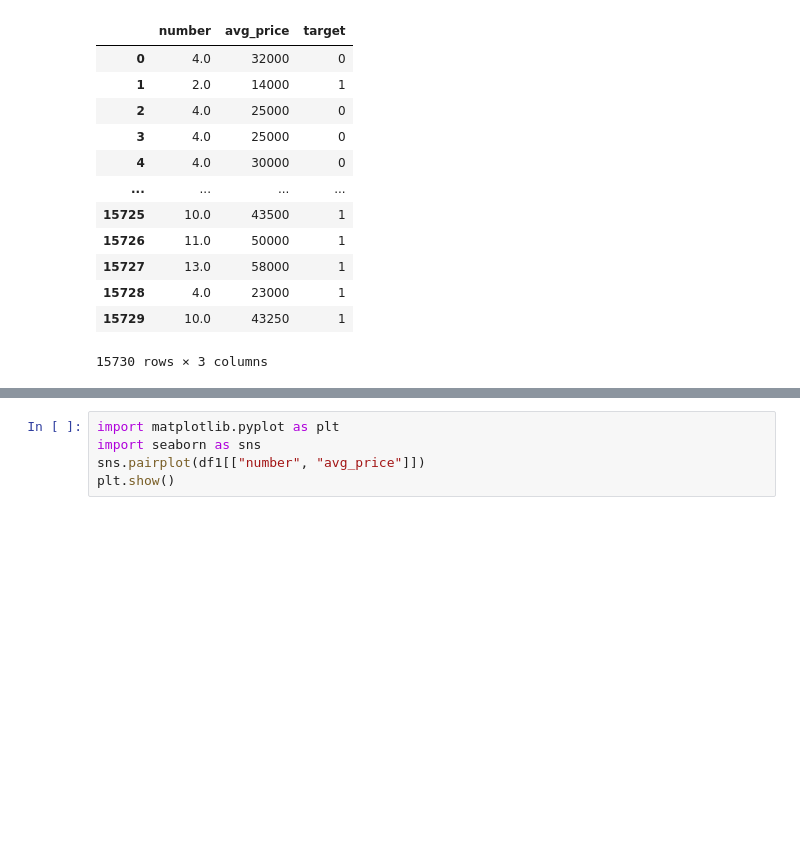
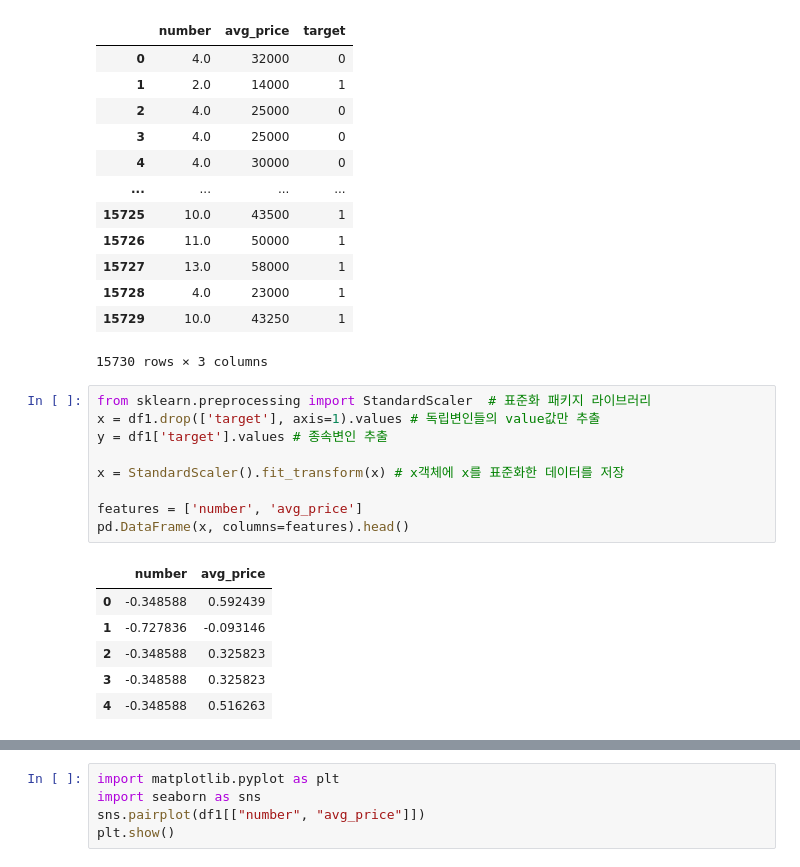
Before and after one commit to jihun5/jihun5, a Jupyter notebook: jupyter_project/jupyter_project/연습하기/인천.ipynb, the cells around one changed output, grey strips where cells are left out. Drawn from its saved outputs; the diff is of its cells as text; blank space fills up the shorter version.

```diff
--- a/jupyter_project/jupyter_project/연습하기/인천.ipynb
+++ b/jupyter_project/jupyter_project/연습하기/인천.ipynb
@@ -168,3 +168,19 @@ df1
 | 15728 | 4.0 | 23000 | 1 |
 | 15729 | 10.0 | 43250 | 1 |
 15730 rows × 3 columns
+# %%
+from sklearn.preprocessing import StandardScaler  # 표준화 패키지 라이브러리
+x = df1.drop(['target'], axis=1).values # 독립변인들의 value값만 추출
+y = df1['target'].values # 종속변인 추출
+
+x = StandardScaler().fit_transform(x) # x객체에 x를 표준화한 데이터를 저장
+
+features = ['number', 'avg_price']
+pd.DataFrame(x, columns=features).head()
+# %% [output]
+|  | number | avg_price |
+| 0 | -0.348588 | 0.592439 |
+| 1 | -0.727836 | -0.093146 |
+| 2 | -0.348588 | 0.325823 |
+| 3 | -0.348588 | 0.325823 |
+| 4 | -0.348588 | 0.516263 |
```
Also changed, not shown: parts of 7 cells of this notebook, 16 other files.
